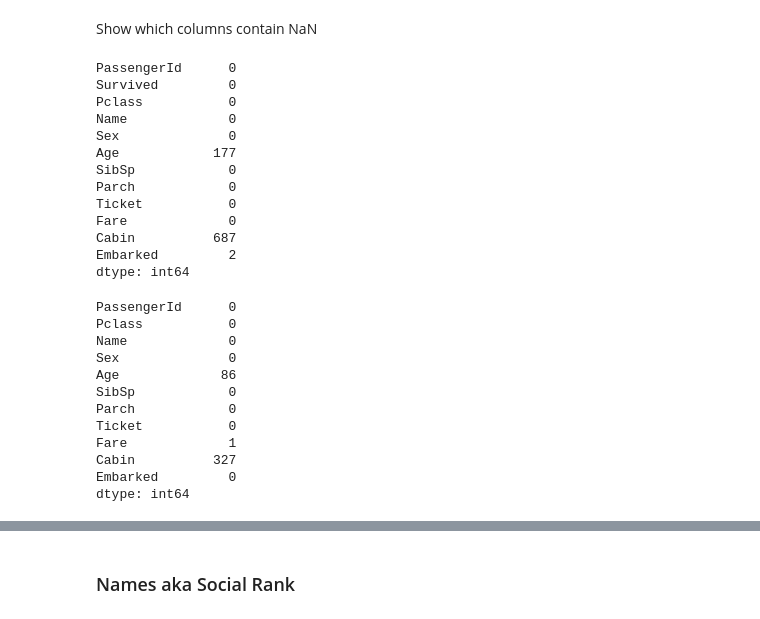
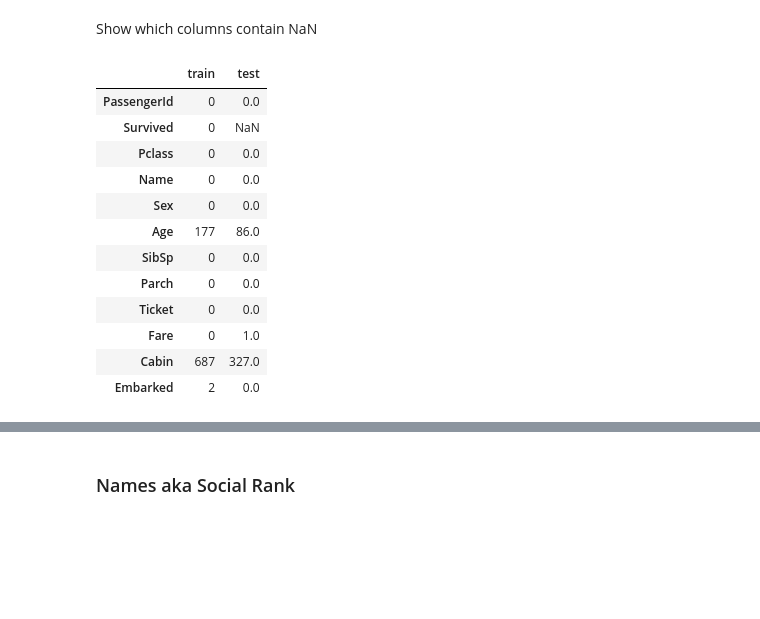
Before and after one commit to MaelkoM/surviving-the-titanic, a Jupyter notebook: kaggle_submission.ipynb, the cells around one changed output, grey strips where cells are left out. Cells and saved outputs as stored; diff of their text form; code cells hidden in the pictures; blank space fills up the shorter version.

```diff
--- a/kaggle_submission.ipynb
+++ b/kaggle_submission.ipynb
@@ -20,34 +38,19 @@ df_test = pd.read_csv('data/test.csv', sep=",")
 # Feature Engineering
 # %% [markdown]
 Show which columns contain NaN
-# %%
-df_train.isnull().sum()
-# %% [output]
-PassengerId      0
-Survived         0
-Pclass           0
-Name             0
-Sex              0
-Age            177
-SibSp            0
-Parch            0
-Ticket           0
-Fare             0
-Cabin          687
-Embarked         2
-dtype: int64
-# %%
-df_test.isnull().sum()
-# %% [output]
-PassengerId      0
-Pclass           0
-Name             0
-Sex              0
-Age             86
-SibSp            0
-Parch            0
-Ticket           0
-Fare             1
-Cabin          327
-Embarked         0
-dtype: int64
+# %%
+pd.concat([pd.Series(df_train.isnull().sum(), name="train"), pd.Series(df_test.isnull().sum(), name="test")], axis=1)
+# %% [output]
+|  | train | test |
+| PassengerId | 0 | 0.0 |
+| Survived | 0 | NaN |
+| Pclass | 0 | 0.0 |
+| Name | 0 | 0.0 |
+| Sex | 0 | 0.0 |
+| Age | 177 | 86.0 |
+| SibSp | 0 | 0.0 |
+| Parch | 0 | 0.0 |
+| Ticket | 0 | 0.0 |
+| Fare | 0 | 1.0 |
+| Cabin | 687 | 327.0 |
+| Embarked | 2 | 0.0 |
```
Also changed, not shown: parts of 13 cells of this notebook.
